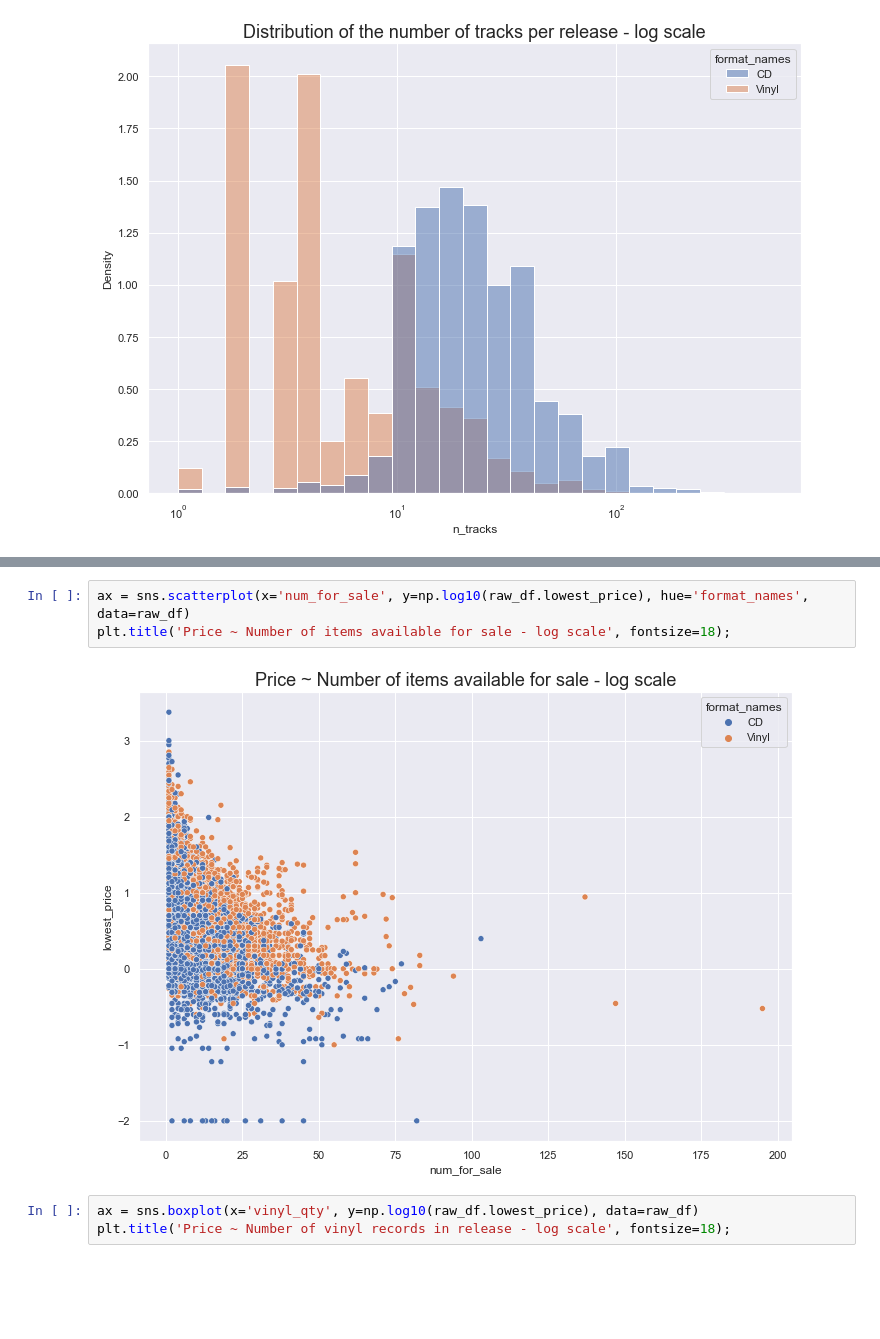
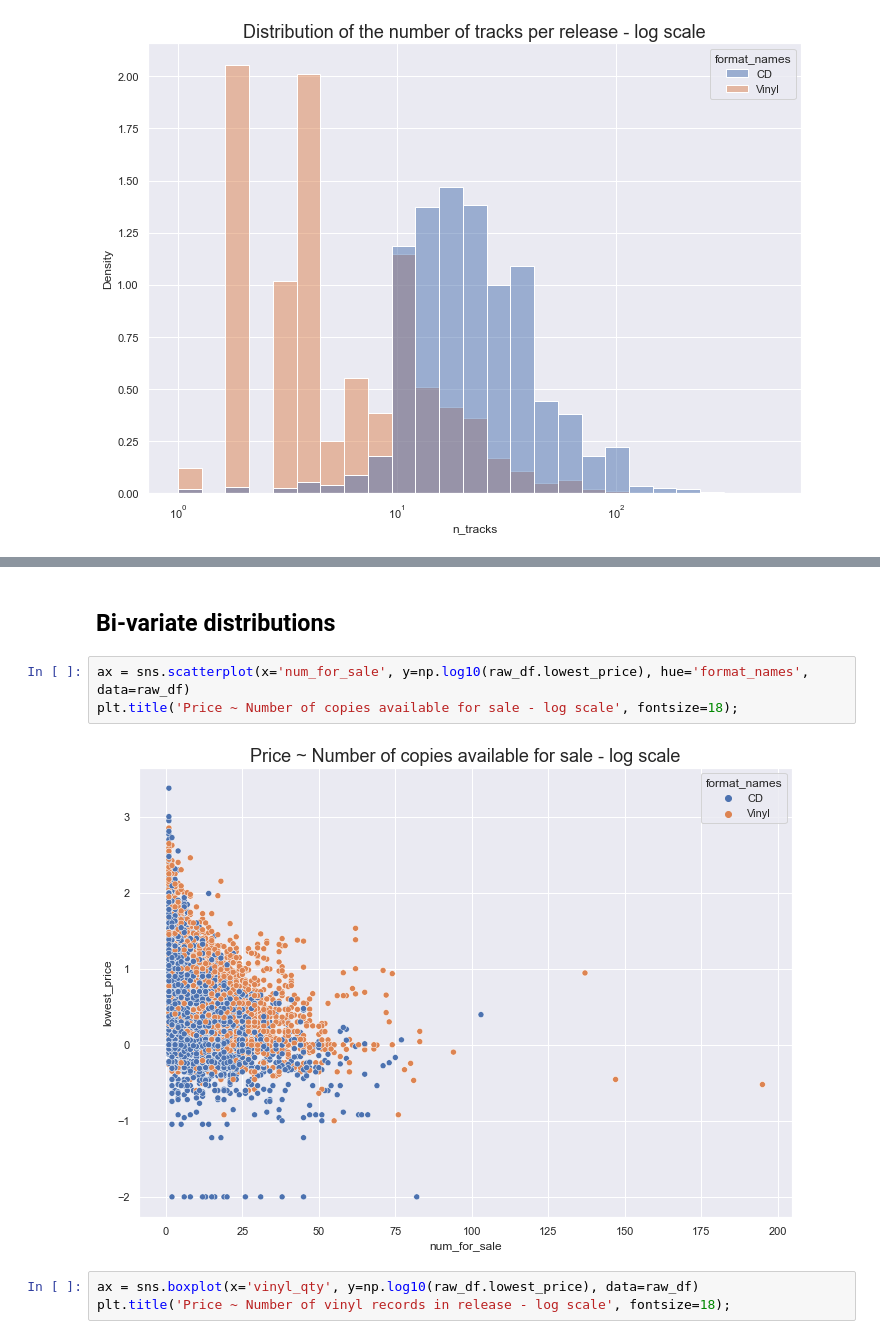
Before and after one commit to y-ogoundele/vinyl-record-prices, a Jupyter notebook: notebooks/analysis/exploring_vinyl_price.ipynb, the cells around one changed output, grey strips where cells are left out. Saved outputs shown, nothing was run; the diff lists cells and outputs as text; blank space fills up the shorter version.

```diff
--- a/notebooks/analysis/exploring_vinyl_price.ipynb
+++ b/notebooks/analysis/exploring_vinyl_price.ipynb
@@ -241,8 +350,10 @@ plt.title('Distribution of the number of tracks per release - log scale', fontsi
+# %% [markdown]
+## Bi-variate distributions
 # %%
 ax = sns.scatterplot(x='num_for_sale', y=np.log10(raw_df.lowest_price), hue='format_names', data=raw_df)
-plt.title('Price ~ Number of items available for sale - log scale', fontsize=18);
+plt.title('Price ~ Number of copies available for sale - log scale', fontsize=18);
 # %% [output]
-[figure, old version]
+[figure, new version]
 # %%
 ax = sns.boxplot(x='vinyl_qty', y=np.log10(raw_df.lowest_price), data=raw_df)
 plt.title('Price ~ Number of vinyl records in release - log scale', fontsize=18);
```
Also changed, not shown: parts of 133 cells of this notebook.
